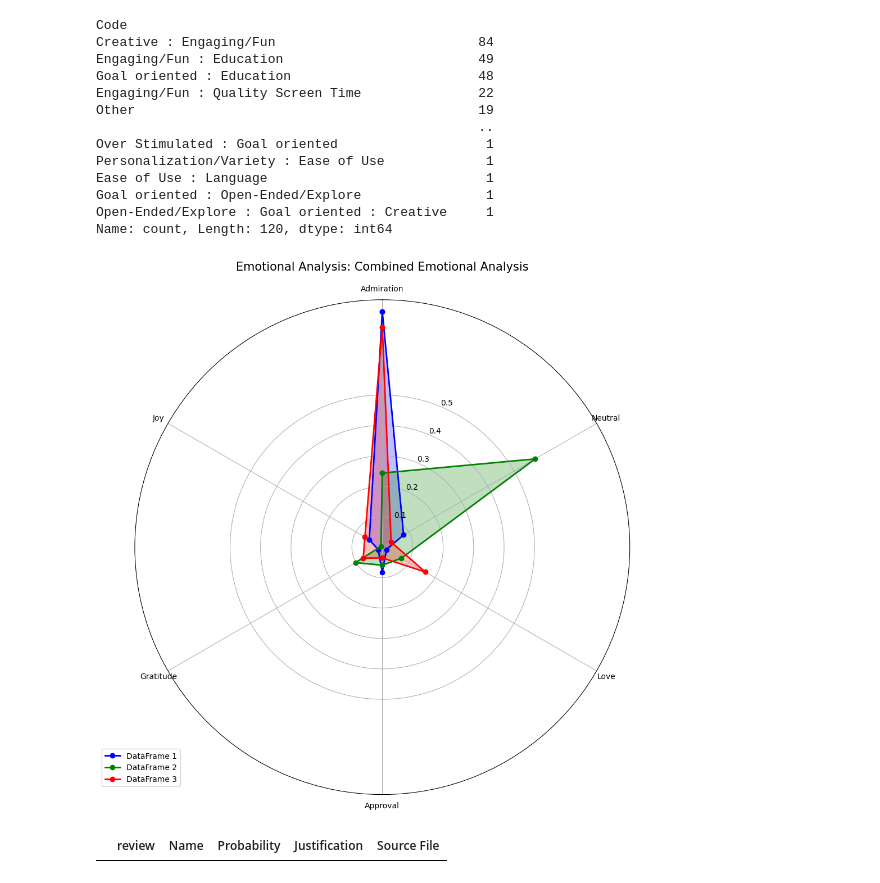
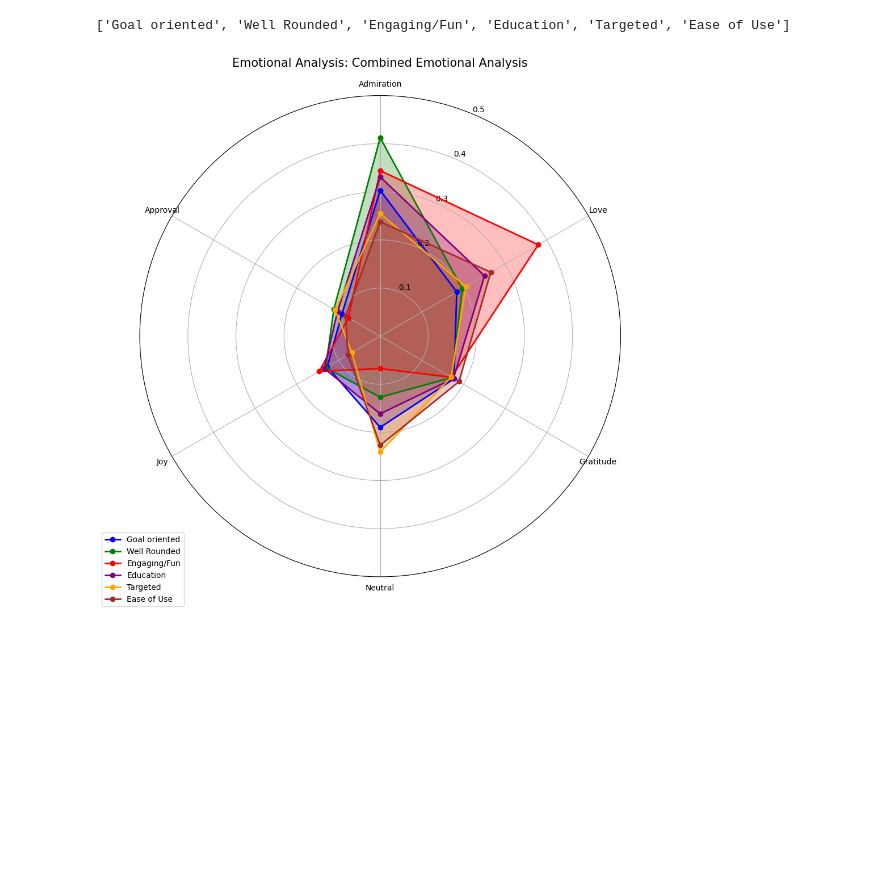
Before and after one commit to ryanjewik/montessori_research, a Jupyter notebook: spidergraph/spidergraph.ipynb, the cells around one changed output. Drawn from its saved outputs; the diff is of its cells as text; code cells hidden in the pictures; blank space fills up the shorter version.

Commit message:
filtering by code, finding most common code, aggregating multiple app dataframes

```diff
--- a/spidergraph/spidergraph.ipynb
+++ b/spidergraph/spidergraph.ipynb
@@ -165,3 +219,11 @@ trying to combine
+# %%
+# Get the top 3 most common "Name" values
+top_6_codes = name_counts.head(6).index.tolist()
+
+# Print the top 3 names
+print(top_6_codes)
+# %% [output]
+['Goal oriented', 'Well Rounded', 'Engaging/Fun', 'Education', 'Targeted', 'Ease of Use']
 # %%
 import pandas as pd
 import numpy as np
@@ -169,9 +231,12 @@ import matplotlib.pyplot as plt
 from io import BytesIO
 import base64
 
-def create_combined_emotion_spider(df1, df2, df3, title_suffix, colors, figsize=(10, 10)):
+def create_combined_emotion_spider(dfs, title_suffix, colors, figsize=(10, 10)):
     # Combine the dataframes
-    combined_df = pd.concat([df1, df2, df3])
+    combined_df = pd.concat(dfs)
+
+    # Get the labels for each dataframe
+    labels = [df['Name'].iloc[0] for df in dfs]
 
     # Calculate means and get top 6 emotions
     emotion_means = combined_df.drop(['review', 'Name'], axis=1).mean()
@@ -187,67 +252,53 @@ def create_combined_emotion_spider(df1, df2, df3, title_suffix, colors, figsize=
     fig, ax = plt.subplots(figsize=figsize, subplot_kw=dict(projection='polar'))
 
     # Plot each dataframe
-    for i, df in enumerate([df1, df2, df3]):
+    for i, df in enumerate(dfs):
         emotion_means = df.drop(['review', 'Name'], axis=1).mean()
         values = [emotion_means.get(emotion.lower(), 0) for emotion in emotions]
         values += values[:1]
 
-        ax.plot(angles, values, 'o-', linewidth=2, color=colors[i], label=f'DataFrame {i+1}')
+        ax.plot(angles, values, 'o-', linewidth=2, color=colors[i], label=labels[i])
         ax.fill(angles, values, alpha=0.25, color=colors[i])
 
     # Customize chart
     ax.set_theta_offset(np.pi / 2)
     ax.set_theta_direction(-1)
     ax.set_xticks(angles[:-1])
     ax.set_xticklabels(emotions, size=10)
     ax.set_rgrids([0.1, 0.2, 0.3, 0.4, 0.5])
 
     plt.title(f"Emotional Analysis: {title_suffix}", size=15, y=1.05)
     plt.legend(loc='upper right', bbox_to_anchor=(0.1, 0.1))
     plt.tight_layout()
 
     # Save plot to buffer
     buffer = BytesIO()
     plt.savefig(buffer, format='png', bbox_inches='tight')
     buffer.seek(0)
     image_png = buffer.getvalue()
     graph = base64.b64encode(image_png).decode('utf-8')
     buffer.close()
     plt.show()
     plt.close()
 
     return graph
+
+# Example usage
+# Example usage
+df1 = df[df['Name'] == top_6_codes[0]]
+emotion_df1 = analyze_app_emotions(df1['review'], df1['Name'].iloc[0])
+df2 = df[df['Name'] == top_6_codes[1]]
+emotion_df2 = analyze_app_emotions(df2['review'], df2['Name'].iloc[0])
+df3 = df[df['Name'] == top_6_codes[2]]
+emotion_df3 = analyze_app_emotions(df3['review'], df3['Name'].iloc[0])
+df4 = df[df['Name'] == top_6_codes[3]]
+emotion_df4 = analyze_app_emotions(df4['review'], df4['Name'].iloc[0])
+df5 = df[df['Name'] == top_6_codes[4]]
+emotion_df5 = analyze_app_emotions(df5['review'], df5['Name'].iloc[0])
+df6 = df[df['Name'] == top_6_codes[5]]
+emotion_df6 = analyze_app_emotions(df6['review'], df6['Name'].iloc[0])
+
+# Assuming the dataframes have a 'review' and 'Name' column, and emotion columns
+img = create_combined_emotion_spider([emotion_df1, emotion_df2, emotion_df3, emotion_df4, emotion_df5, emotion_df6], 'Combined Emotional Analysis', ['blue', 'green', 'red', 'purple', 'orange', 'brown'])
+# %% [output]
+[figure, added]
-# %%
-df['Code'].value_counts()
-# %% [output]
-Code
-Creative : Engaging/Fun                          84
-Engaging/Fun : Education                         49
-Goal oriented : Education                        48
-Engaging/Fun : Quality Screen Time               22
-Other                                            19
-                                                 ..
-Over Stimulated : Goal oriented                   1
-Personalization/Variety : Ease of Use             1
-Ease of Use : Language                            1
-Goal oriented : Open-Ended/Explore                1
-Open-Ended/Explore : Goal oriented : Creative     1
-Name: count, Length: 120, dtype: int64
-# %%
-
-# Example usage
-df1 = df[df['Name'] == 'Creative : Engaging/Fun']
-emotion_df1 = analyze_app_emotions(df1['review'], df1['Name'].iloc[0])
-df2 = df[df['Name'] == 'Goal oriented : Education']
-emotion_df2 = analyze_app_emotions(df2['review'], df2['Name'].iloc[0])
-df3 = df[df['Name'] == 'Engaging/Fun : Education']
-emotion_df3 = analyze_app_emotions(df3['review'], df3['Name'].iloc[0])
-
-# Assuming the dataframes have a 'review' and 'Name' column, and emotion columns
-img = create_combined_emotion_spider(emotion_df1, emotion_df2, emotion_df3, 'Combined Emotional Analysis', ['blue', 'green', 'red'])
-# %% [output]
-[figure, removed]
-# %%
-df3
-# %% [output]
-|  | review | Name | Probability | Justification | Source File |
```
Also changed, not shown: parts of 23 cells of this notebook, 2 other files.
